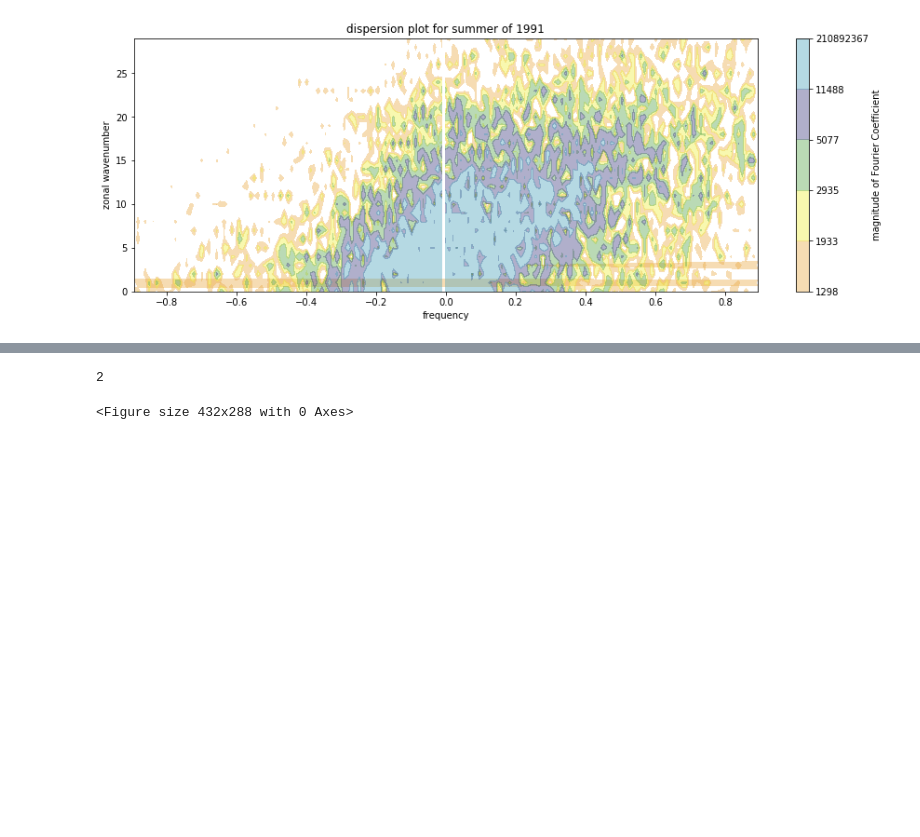
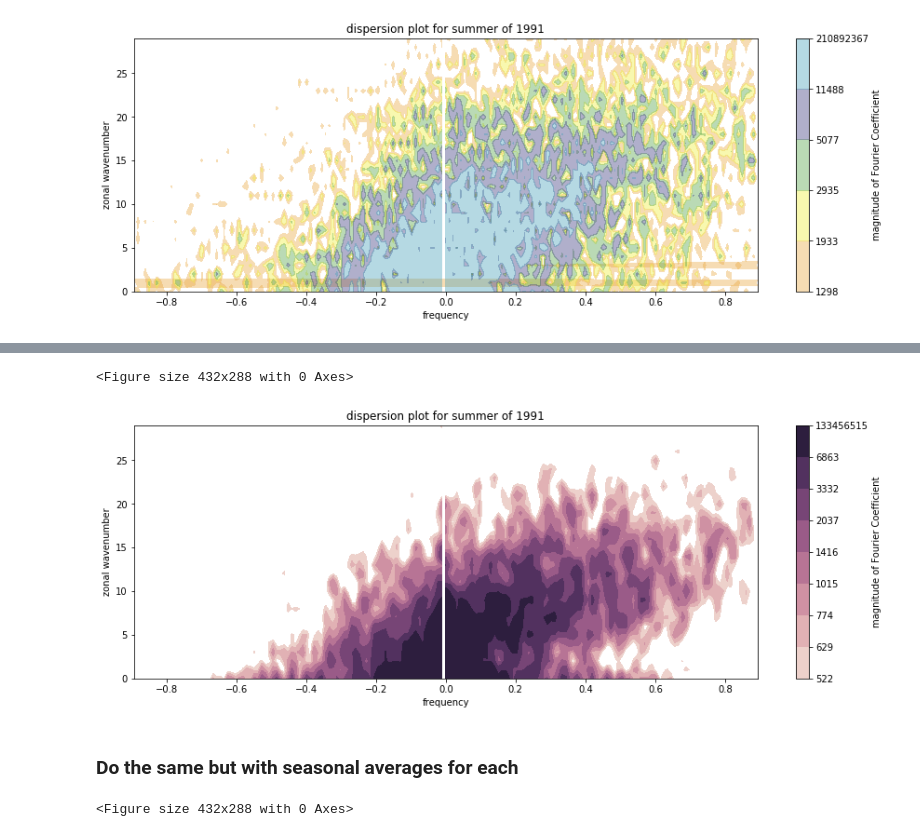
Before and after one commit to csyhuang/python-climate-data-processing, a Jupyter notebook: submission_from_claire/40.5N-processing/40.5N-spectralanalysis.ipynb, the cells around one changed output, grey strips where cells are left out. Cells and saved outputs as stored; diff of their text form; code cells hidden in the pictures; blank space fills up the shorter version.

```diff
--- a/submission_from_claire/40.5N-processing/40.5N-spectralanalysis.ipynb
+++ b/submission_from_claire/40.5N-processing/40.5N-spectralanalysis.ipynb
@@ -880,7 +783,41 @@ plt.show()
-# %%
-len("no")
-# %% [output]
-2
+# %%
+#test smoothing??
+from scipy.ndimage.filters import gaussian_filter
+from matplotlib.pyplot import contour, show
+
+sigma = 0.7 # this depends on how noisy your data is, play with it!
+testdata = gaussian_filter(Z, sigma)
+
+
+#set colors and levels for discrete values
+level_set = [np.percentile(testdata, i*5) for i in range(1,21)]
+level_set_less = [np.percentile(testdata, i*5) for i in range(1,21) if i*5 >= 60]
+colors_set = cubehelix_palette(8)
+
+#plot it
+plt.clf();
+plt.figure(figsize=(15, 5));
+
+#actual plot
+CF = plt.contourf(X,Y,testdata, levels = level_set_less, colors = colors_set)
+
+#set colorbars
+CBI = plt.colorbar(CF, label = "magnitude of Fourier Coefficient")
+labels = [int(entry) for entry in level_set_less]
+CBI.set_ticklabels(labels)
+
+#plot labels
+plt.xlabel("frequency")
+plt.ylabel("zonal wavenumber")
+plt.title("dispersion plot for " + names_matched[50][1] + " of " + str(names_matched[50][0]))
+
+name = 'disp_plots/test_01' + names_matched[50][1] + "_" +str(names_matched[50][0]) + '.png'
+plt.savefig(name)
+
+plt.show()
+# %% [output]
+<Figure size 432x288 with 0 Axes>
+[figure, added]
 # %%
 def disp_plot(X,Y,Z,name_ind, levels = "no", year = 'no'):
     #make this plotting into a function
@@ -950,6 +887,8 @@ def plotr_d(index, max_z = 30, max_f = 0.9, levels = "no", year = "no"):
     data = d2_trans[index]
     X,Y,Z = plotprep(data, max_z, max_f)
     disp_plot(X,Y,Z,index, levels)
+# %% [markdown]
+### Do the same but with seasonal averages for each
 # %%
 #get mean values for level setting/colors
 levels_avg = []
```
Also changed, not shown: parts of 36 cells of this notebook.
